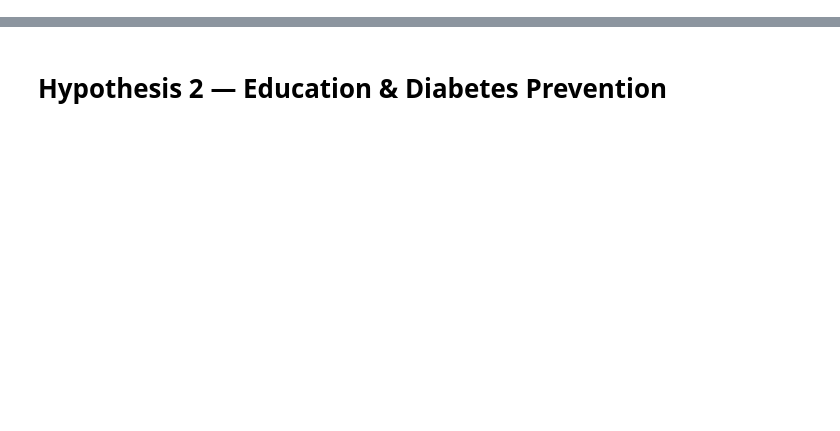
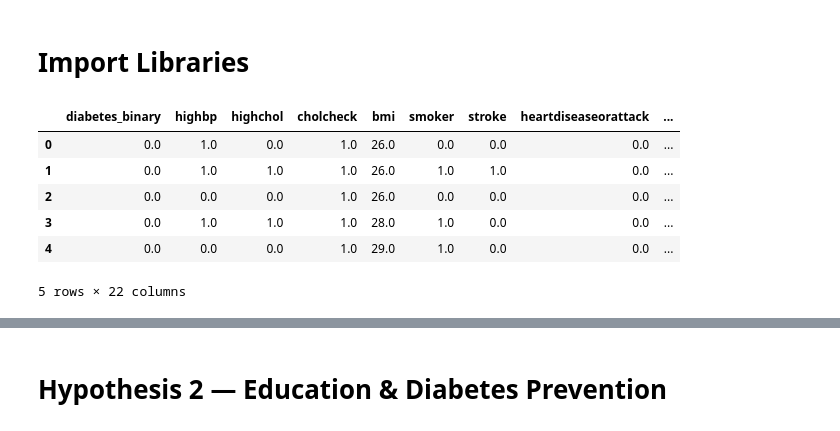
Before and after one commit to niingg/ICT305_Assignment2, a Jupyter notebook: ICT305_A2(H1-H2).ipynb, the cells around one changed output, grey strips where cells are left out. Saved outputs shown, nothing was run; the diff lists cells and outputs as text; code cells hidden in the pictures; blank space fills up the shorter version.

```diff
--- a/ICT305_A2(H1-H2).ipynb
+++ b/ICT305_A2(H1-H2).ipynb
@@ -0,0 +1,2 @@
+# %% [markdown]
+# Import Libraries
@@ -0,0 +11,16 @@
+# %%
+# 1. BRFSS 2015 (from Kaggle)
+df_brfss = pd.read_csv("diabetes_binary_5050split_health_indicators_BRFSS2015.csv")
+
+# standardising column names
+df_brfss.columns = df_brfss.columns.str.strip().str.lower().str.replace(' ', '_').str.replace('-','_')
+# %%
+df_brfss.head()
+# %% [output]
+|  | diabetes_binary | highbp | highchol | cholcheck | bmi | smoker | stroke | heartdiseaseorattack | ... |
+| 0 | 0.0 | 1.0 | 0.0 | 1.0 | 26.0 | 0.0 | 0.0 | 0.0 | ... |
+| 1 | 0.0 | 1.0 | 1.0 | 1.0 | 26.0 | 1.0 | 1.0 | 0.0 | ... |
+| 2 | 0.0 | 0.0 | 0.0 | 1.0 | 26.0 | 0.0 | 0.0 | 0.0 | ... |
+| 3 | 0.0 | 1.0 | 1.0 | 1.0 | 28.0 | 1.0 | 0.0 | 0.0 | ... |
+| 4 | 0.0 | 0.0 | 0.0 | 1.0 | 29.0 | 1.0 | 0.0 | 0.0 | ... |
+5 rows × 22 columns
```
Also changed, not shown: parts of 22 cells of this notebook.
